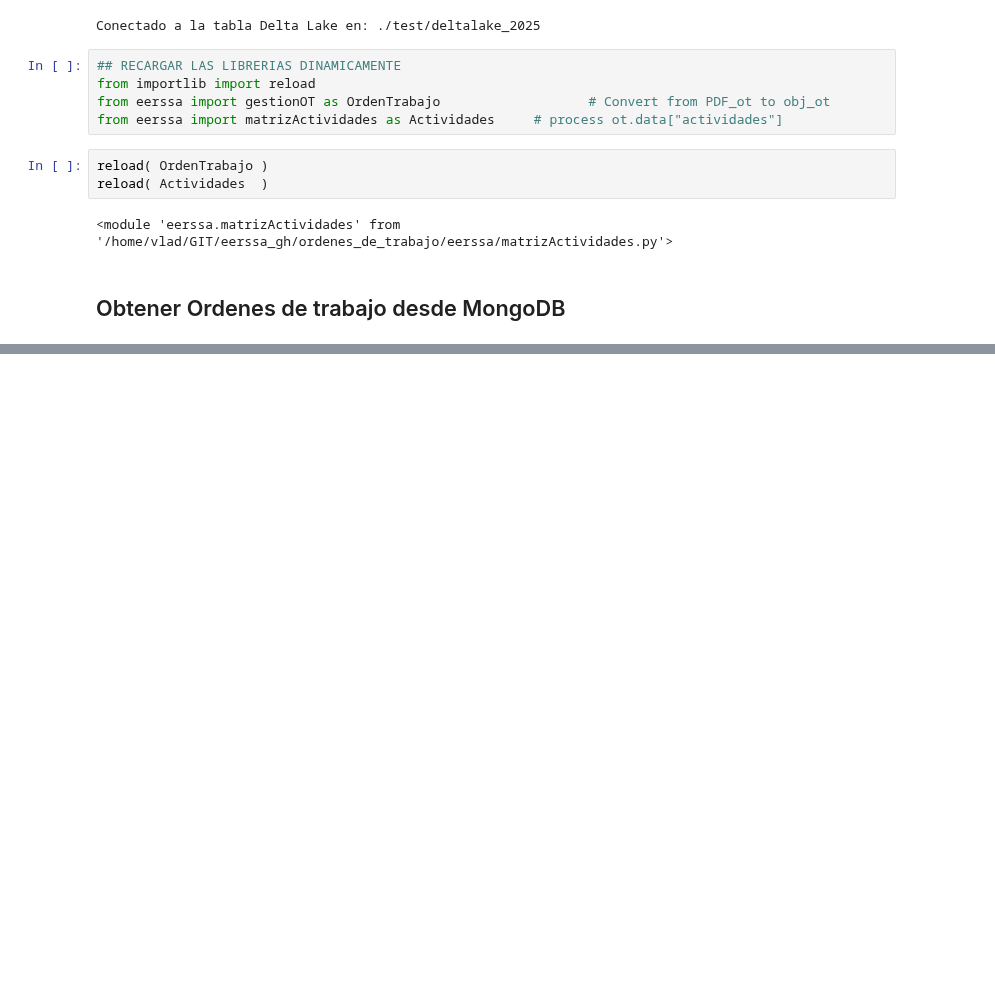
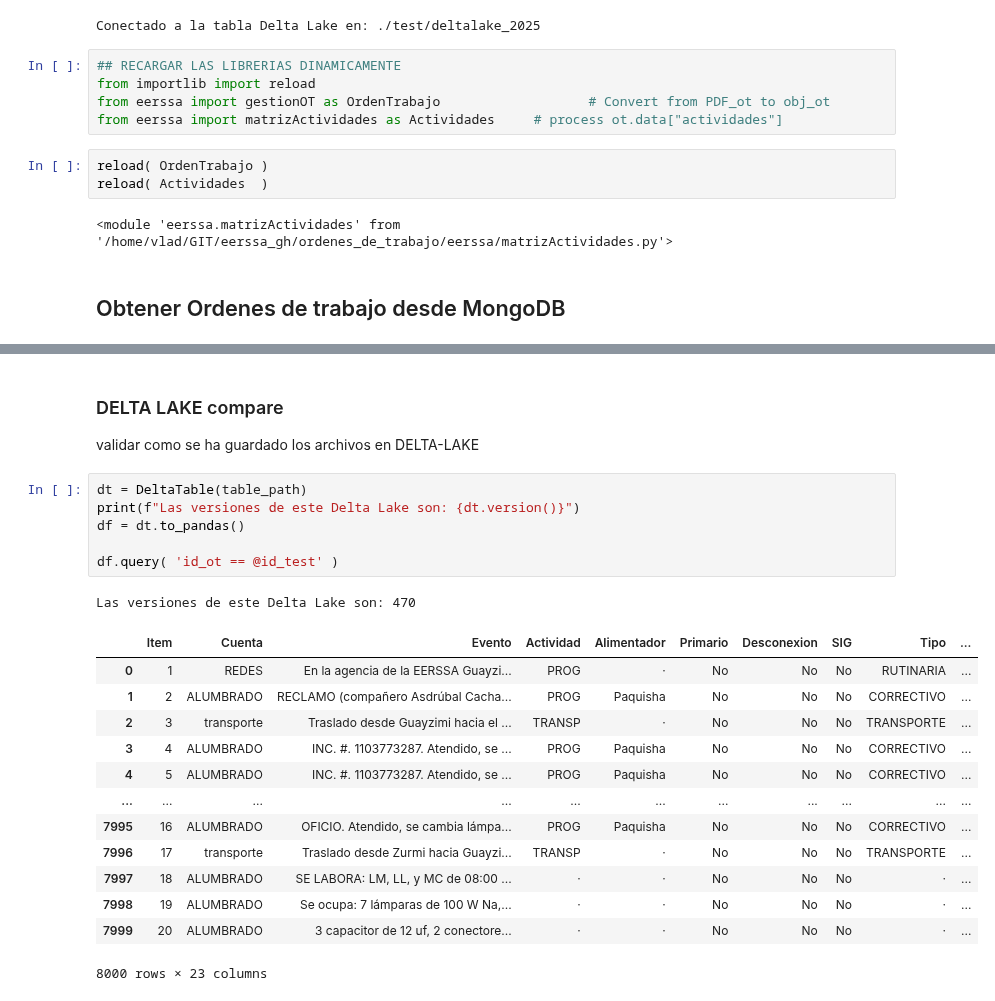
Before and after one commit to ernestopalacios/ordenes_de_trabajo, a Jupyter notebook: Test_MatrizActividades.ipynb, the cells around one changed output, grey strips where cells are left out. Drawn from its saved outputs; the diff is of its cells as text; blank space fills up the shorter version.

Commit message:
Se puede testear y comparar con DeltaLake

```diff
--- a/Test_MatrizActividades.ipynb
+++ b/Test_MatrizActividades.ipynb
@@ -118,0 +135,25 @@ https://scikit-learn.org/stable/model_persistence.html#security-maintainability-
+# %% [markdown]
+### DELTA LAKE compare
+
+validar como se ha guardado los archivos en DELTA-LAKE
+# %%
+dt = DeltaTable(table_path)
+print(f"Las versiones de este Delta Lake son: {dt.version()}")
+df = dt.to_pandas()
+
+df.query( 'id_ot == @id_test' )
+# %% [output]
+Las versiones de este Delta Lake son: 470
+|  | Item | Cuenta | Evento | Actividad | Alimentador | Primario | Desconexion | SIG | Tipo | ... |
+| 0 | 1 | REDES | En la agencia de la EERSSA Guayzi... | PROG | · | No | No | No | RUTINARIA | ... |
+| 1 | 2 | ALUMBRADO | RECLAMO (compañero Asdrúbal Cacha... | PROG | Paquisha | No | No | No | CORRECTIVO | ... |
+| 2 | 3 | transporte | Traslado desde Guayzimi hacia el ... | TRANSP | · | No | No | No | TRANSPORTE | ... |
+| 3 | 4 | ALUMBRADO | INC. #. 1103773287. Atendido, se ... | PROG | Paquisha | No | No | No | CORRECTIVO | ... |
+| 4 | 5 | ALUMBRADO | INC. #. 1103773287. Atendido, se ... | PROG | Paquisha | No | No | No | CORRECTIVO | ... |
+| ... | ... | ... | ... | ... | ... | ... | ... | ... | ... | ... |
+| 7995 | 16 | ALUMBRADO | OFICIO. Atendido, se cambia lámpa... | PROG | Paquisha | No | No | No | CORRECTIVO | ... |
+| 7996 | 17 | transporte | Traslado desde Zurmi hacia Guayzi... | TRANSP | · | No | No | No | TRANSPORTE | ... |
+| 7997 | 18 | ALUMBRADO | SE LABORA: LM, LL, y MC de 08:00 ... | · | · | No | No | No | · | ... |
+| 7998 | 19 | ALUMBRADO | Se ocupa: 7 lámparas de 100 W Na,... | · | · | No | No | No | · | ... |
+| 7999 | 20 | ALUMBRADO | 3 capacitor de 12 uf, 2 conectore... | · | · | No | No | No | · | ... |
+8000 rows × 23 columns
```
Also changed, not shown: parts of 4 cells of this notebook.
